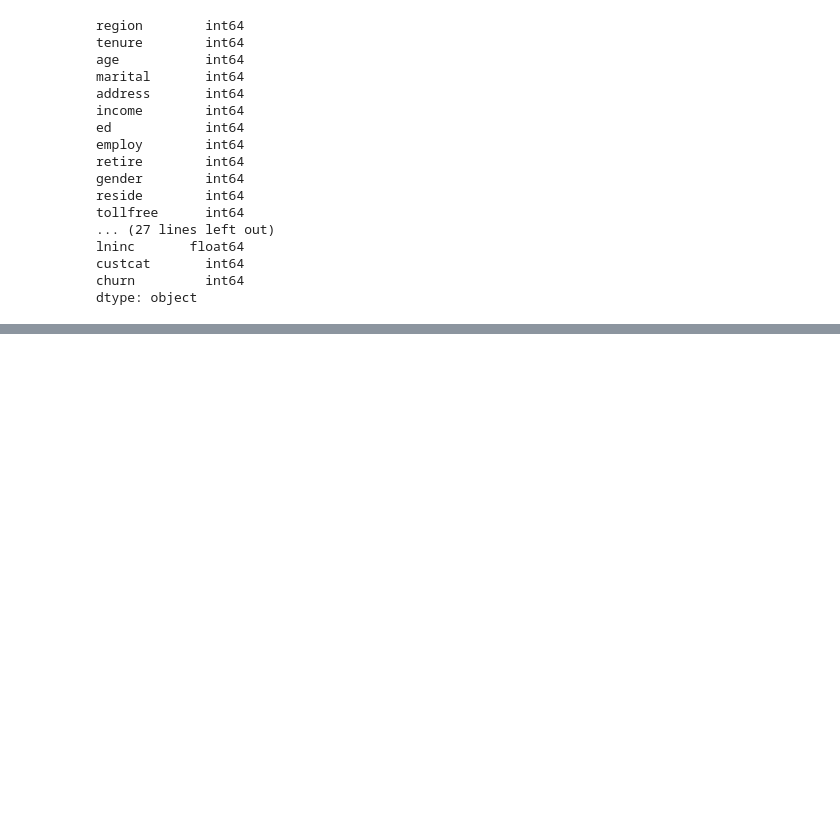
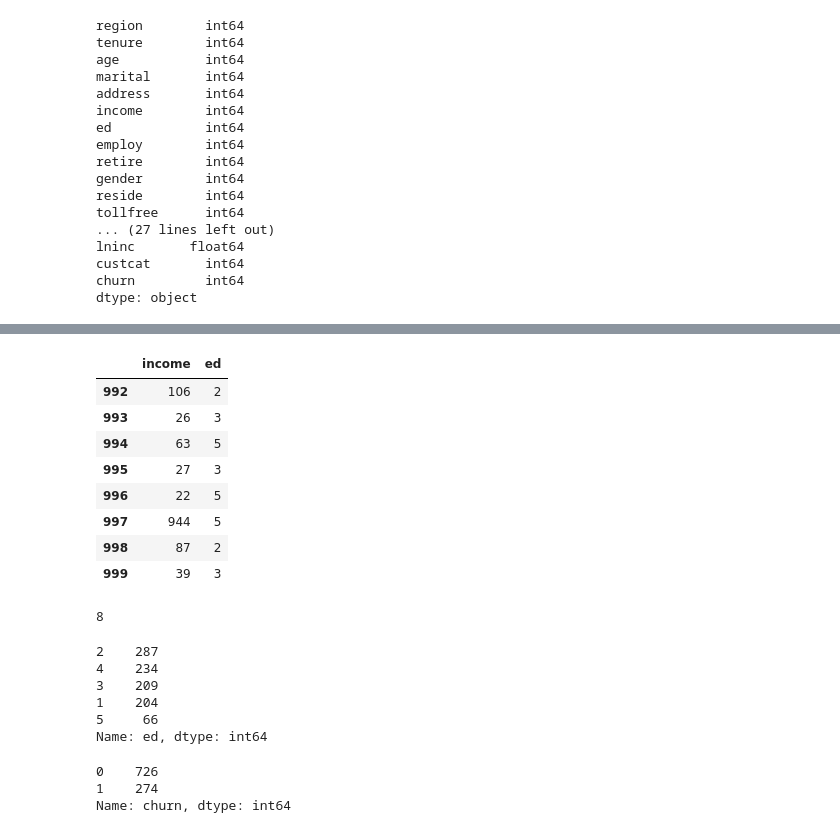
Before and after one commit to NasimShokrgozar/FirstSc, a Jupyter notebook: Session5_Basic.ipynb, the cells around one changed output, grey strips where cells are left out. Saved outputs shown, nothing was run; the diff lists cells and outputs as text; code cells hidden in the pictures; blank space fills up the shorter version.

```diff
--- a/Session5_Basic.ipynb
+++ b/Session5_Basic.ipynb
@@ -194,0 +211,34 @@ dtype: object
+# %%
+# هشت رکورد اخر دو ستون اینکام و ایدی را در خروجی چاپ کنید
+df_Telco[['income','ed']].iloc[-8:,:]
+df_Telco[['income','ed']].tail(8)
+df_Telco.iloc[-8:,:][['income','ed']]
+# %% [output]
+|  | income | ed |
+| 992 | 106 | 2 |
+| 993 | 26 | 3 |
+| 994 | 63 | 5 |
+| 995 | 27 | 3 |
+| 996 | 22 | 5 |
+| 997 | 944 | 5 |
+| 998 | 87 | 2 |
+| 999 | 39 | 3 |
+# %%
+len(df_Telco.iloc[-8:,:][['income','ed']])
+# %% [output]
+8
+# %%
+df_Telco['ed'].value_counts()
+# %% [output]
+2    287
+4    234
+3    209
+1    204
+5     66
+Name: ed, dtype: int64
+# %%
+df_Telco['churn'].value_counts()
+# %% [output]
+0    726
+1    274
+Name: churn, dtype: int64
```
Also changed, not shown: parts of 1 cell of this notebook.
